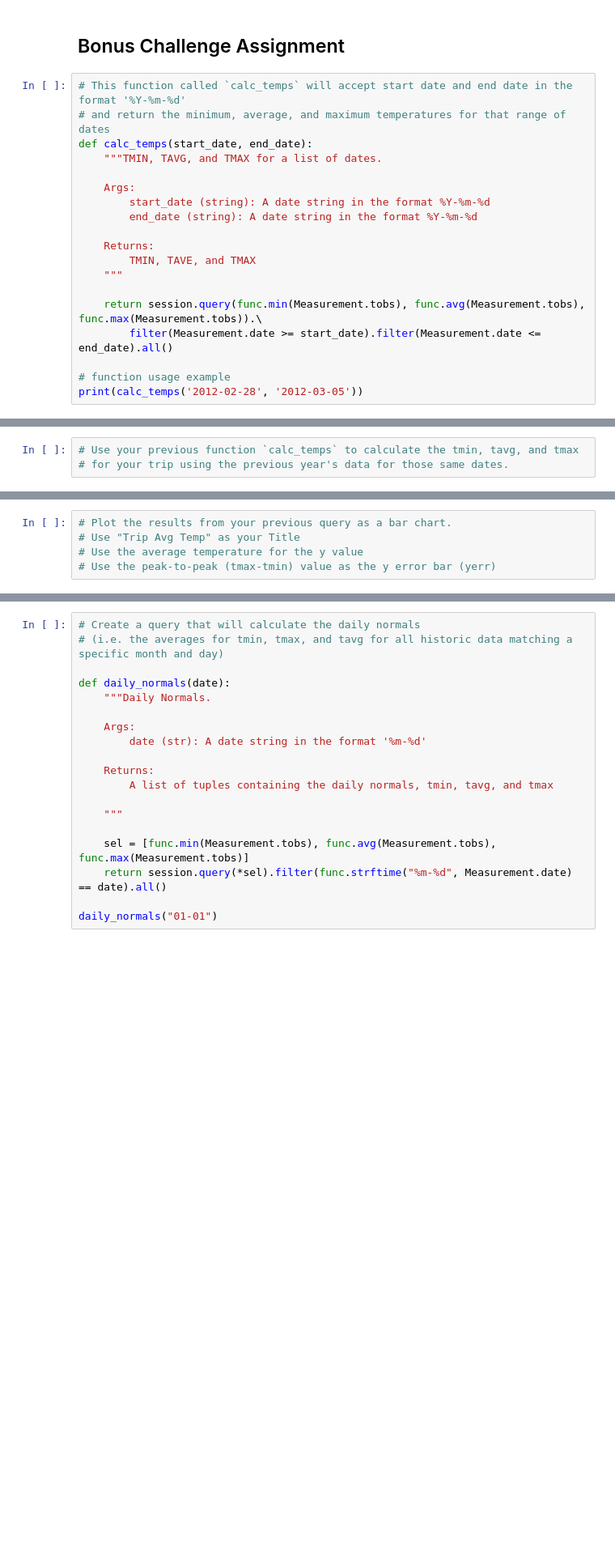
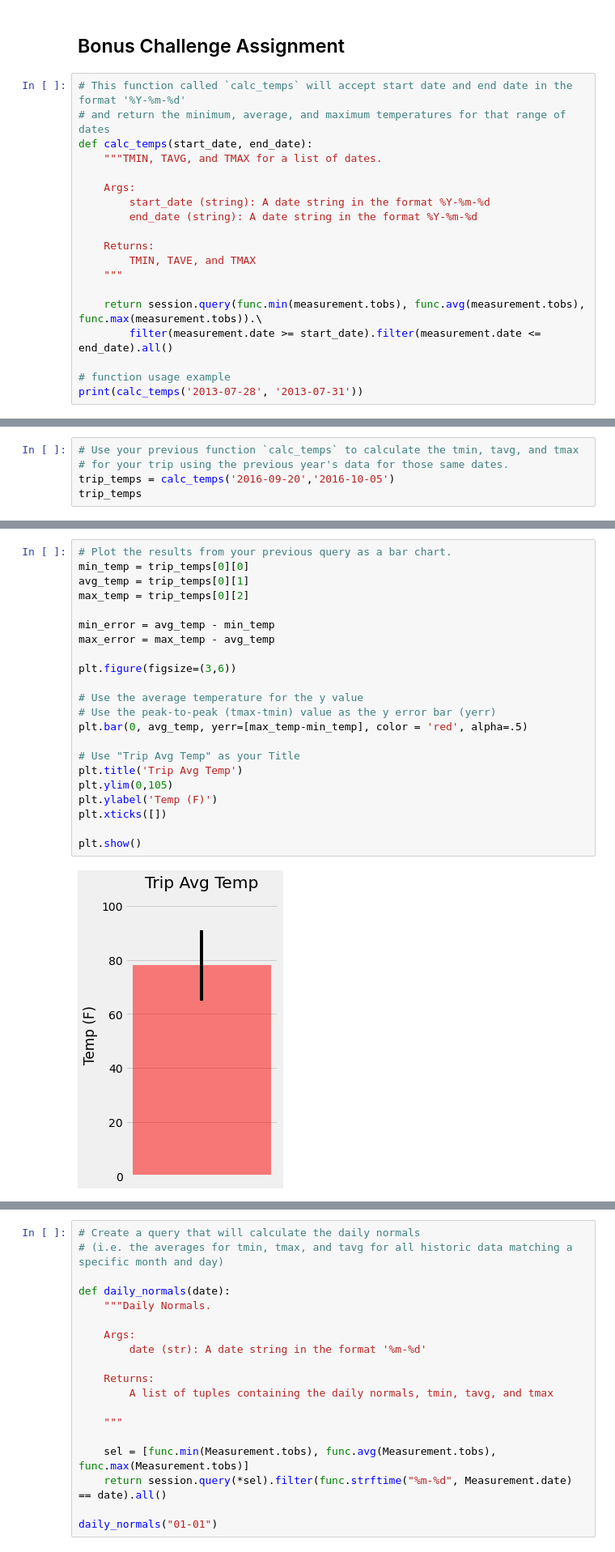
Before and after one commit to Apex8/SQLAlchemy-Surfs-Up, a Jupyter notebook: climate_starter.ipynb, the cells around one changed output, grey strips where cells are left out. Shown at 81% size. Saved outputs shown, nothing was run; the diff lists cells and outputs as text; blank space fills up the shorter version.

```diff
--- a/climate_starter.ipynb
+++ b/climate_starter.ipynb
@@ -71,8 +170,8 @@ def calc_temps(start_date, end_date):
         TMIN, TAVE, and TMAX
     """
 
-    return session.query(func.min(Measurement.tobs), func.avg(Measurement.tobs), func.max(Measurement.tobs)).\
-        filter(Measurement.date >= start_date).filter(Measurement.date <= end_date).all()
+    return session.query(func.min(measurement.tobs), func.avg(measurement.tobs), func.max(measurement.tobs)).\
+        filter(measurement.date >= start_date).filter(measurement.date <= end_date).all()
 
 # function usage example
-print(calc_temps('2012-02-28', '2012-03-05'))
+print(calc_temps('2013-07-28', '2013-07-31'))
@@ -79,3 +180,5 @@ print(calc_temps('2012-02-28', '2012-03-05'))
 # %%
 # Use your previous function `calc_temps` to calculate the tmin, tavg, and tmax
 # for your trip using the previous year's data for those same dates.
+trip_temps = calc_temps('2016-09-20','2016-10-05')
+trip_temps
@@ -82,8 +187,27 @@ print(calc_temps('2012-02-28', '2012-03-05'))
 # %%
 # Plot the results from your previous query as a bar chart.
-# Use "Trip Avg Temp" as your Title
+min_temp = trip_temps[0][0]
+avg_temp = trip_temps[0][1]
+max_temp = trip_temps[0][2]
+
+min_error = avg_temp - min_temp
+max_error = max_temp - avg_temp
+
+plt.figure(figsize=(3,6))
+
 # Use the average temperature for the y value
 # Use the peak-to-peak (tmax-tmin) value as the y error bar (yerr)
+plt.bar(0, avg_temp, yerr=[max_temp-min_temp], color = 'red', alpha=.5)
+
+# Use "Trip Avg Temp" as your Title
+plt.title('Trip Avg Temp')
+plt.ylim(0,105)
+plt.ylabel('Temp (F)')
+plt.xticks([])
+
+plt.show()
+# %% [output]
+[figure, added]
 # %%
 # Calculate the total amount of rainfall per weather station for your trip dates using the previous year's matching dates.
 # Sort this in descending order by precipitation amount and list the station, name, latitude, longitude, and elevation
```
Also changed, not shown: parts of 15 cells of this notebook, 3 other files.
